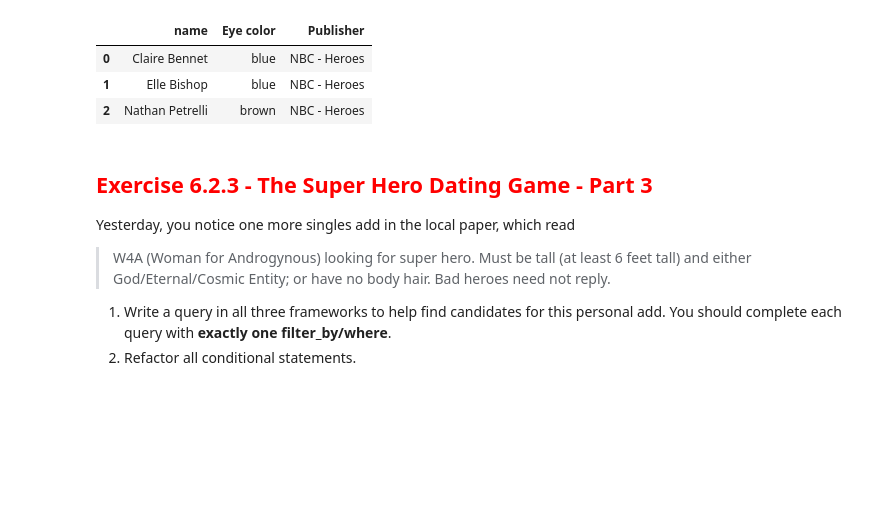
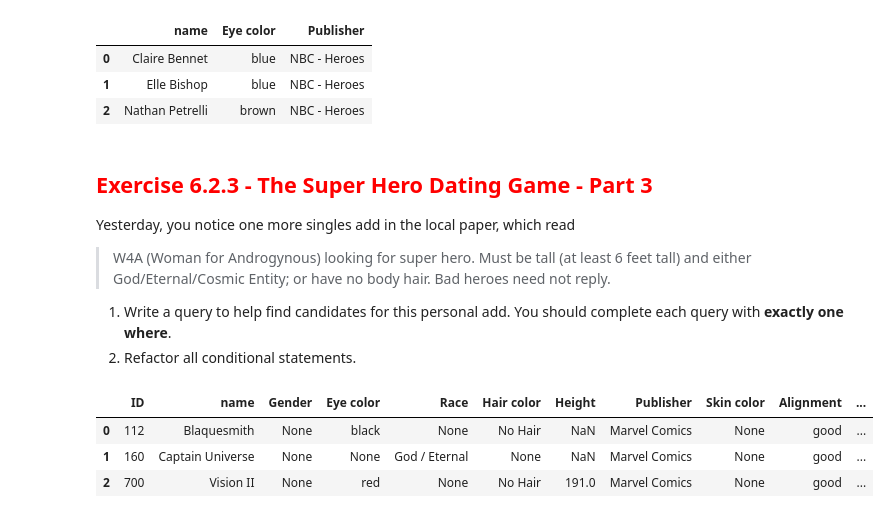
Before and after one commit to kquacken/module6_more_pyspark, a Jupyter notebook: 6_2_common_filter_operations.ipynb, the cells around one changed output. Saved outputs shown, nothing was run; the diff lists cells and outputs as text; code cells hidden in the pictures; blank space fills up the shorter version.

```diff
--- a/6_2_common_filter_operations.ipynb
+++ b/6_2_common_filter_operations.ipynb
@@ -351,5 +354,5 @@ Yesterday, you notice one more singles add in the local paper, which read
 
 > W4A (Woman for Androgynous) looking for super hero.  Must be tall (at least 6 feet tall) and either God/Eternal/Cosmic Entity; or have no body hair.  Bad heroes need not reply.
 
-1. Write a query in all three frameworks to help find candidates for this personal add.  You should complete each query with **exactly one filter_by/where**.
+1. Write a query to help find candidates for this personal add.  You should complete each query with **exactly one where**.
 2. Refactor all conditional statements.
@@ -361,0 +359,16 @@ Yesterday, you notice one more singles add in the local paper, which read
+# %%
+# Your pyspark solution here
+is_androgynous = col('Gender').isNull()
+is_tall = col('Height') > 182.88
+is_godlike = col('Race').like('%God%') | col('Race').like('%Cosmic Entity%') | col('Race').like('%Eternal%') | (col('Hair color')=='No Hair')
+is_good = col('Alignment') == 'good'
+
+(heros
+    .where(is_androgynous & is_tall & is_godlike & is_good)
+    .collect()
+) >>to_pandas
+# %% [output]
+|  | ID | name | Gender | Eye color | Race | Hair color | Height | Publisher | Skin color | Alignment | ... |
+| 0 | 112 | Blaquesmith | None | black | None | No Hair | NaN | Marvel Comics | None | good | ... |
+| 1 | 160 | Captain Universe | None | None | God / Eternal | None | NaN | Marvel Comics | None | good | ... |
+| 2 | 700 | Vision II | None | red | None | No Hair | 191.0 | Marvel Comics | None | good | ... |
```
Also changed, not shown: parts of 4 cells of this notebook, 2 other files.
